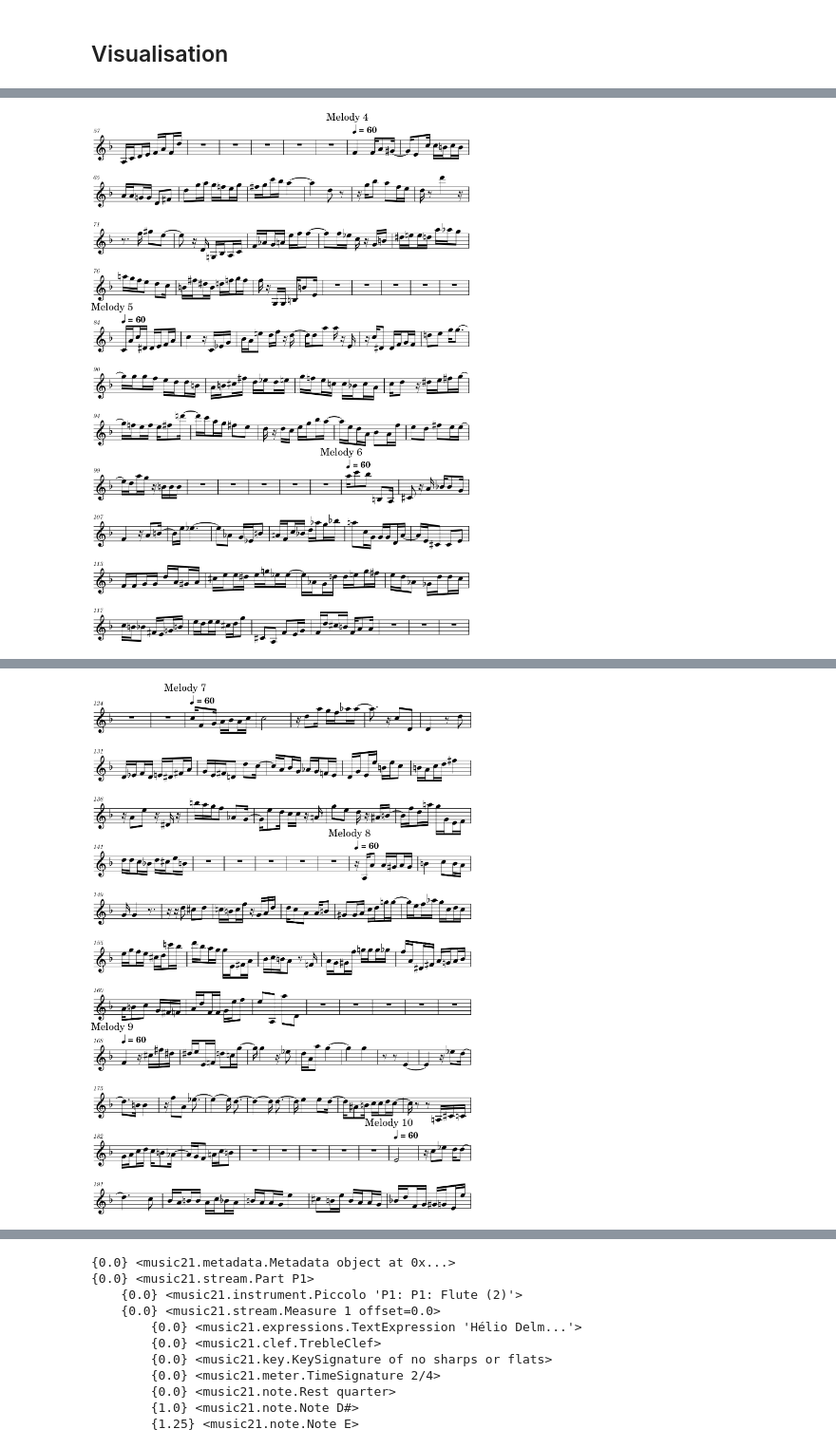
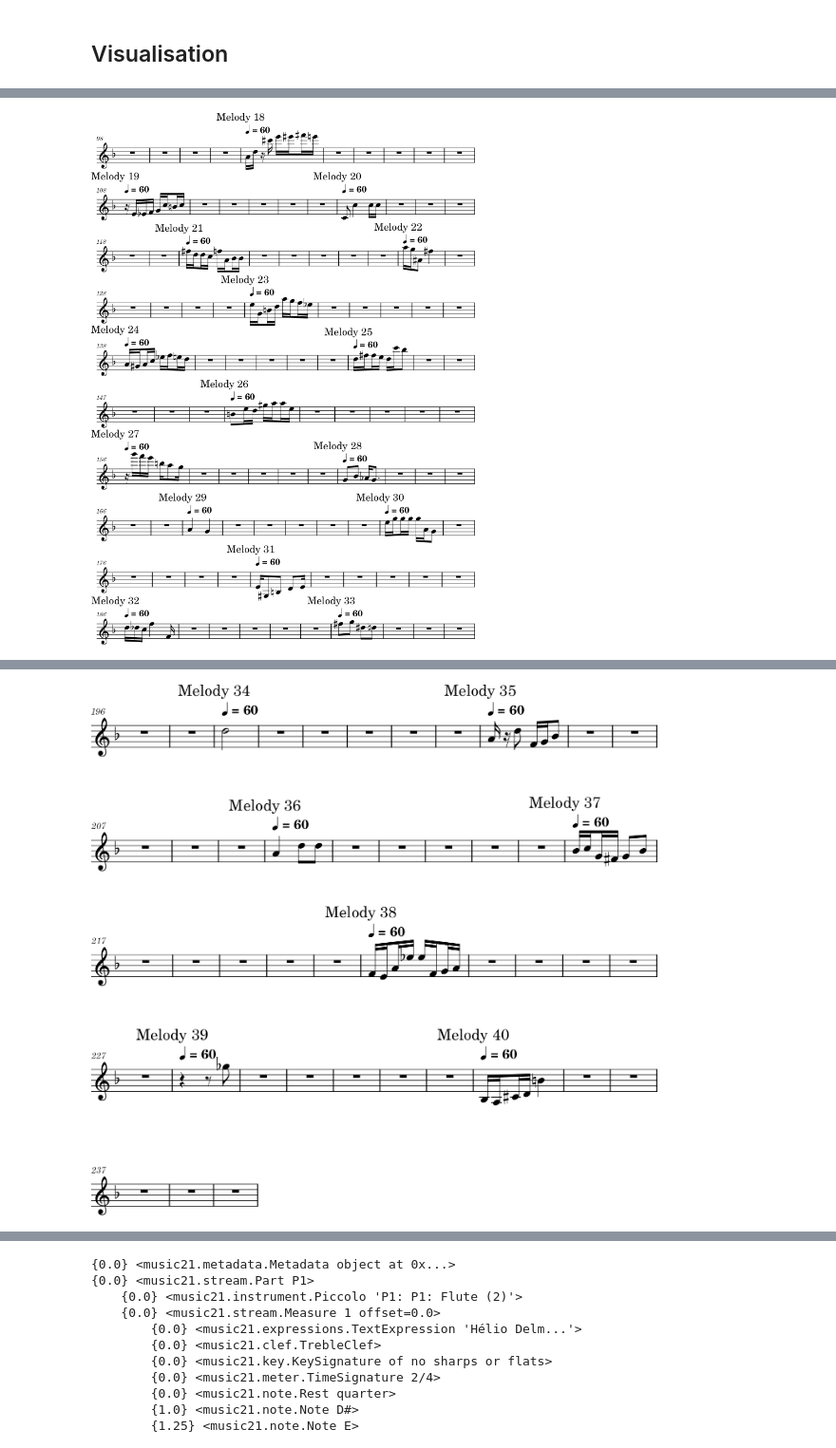
Before and after one commit to Gowthraven/Projet_M2, a Jupyter notebook: show_melody.ipynb, the cells around one changed output, grey strips where cells are left out. Shown at 95% size. Saved outputs shown, nothing was run; the diff lists cells and outputs as text; code cells hidden in the pictures.

```diff
--- a/show_melody.ipynb
+++ b/show_melody.ipynb
@@ -21,6 +26,6 @@ music21.environment.set('musescoreDirectPNGPath',str(os.path.join("C:\\", "Progr
 music21.environment.set('musicxmlPath', str(os.path.join("C:\\", "Program Files","MuseScore 4","bin","MuseScore4.exe")))
 #music21.environment.set('lilypondPath', r'C:\Users\jeffs\lilypond-2.24.2\bin\lilypond.exe')
 # %%
-fileName="Markov_1"
+fileName="Markov_1mesure"
 show_all_generated(f"Generated/{fileName}.json").show()
 # %% [output]
@@ -30,4 +33,4 @@ beam: WARNING: Found a messed up beam pair <music21.beam.Beams <music21.beam.Bea
 [interactive output not drawn]
-[figure, old version]
+[figure, new version]
 [interactive output not drawn]
-[figure, old version]
+[figure, new version]
```
Also changed, not shown: parts of 3 cells of this notebook, 7 other files.
